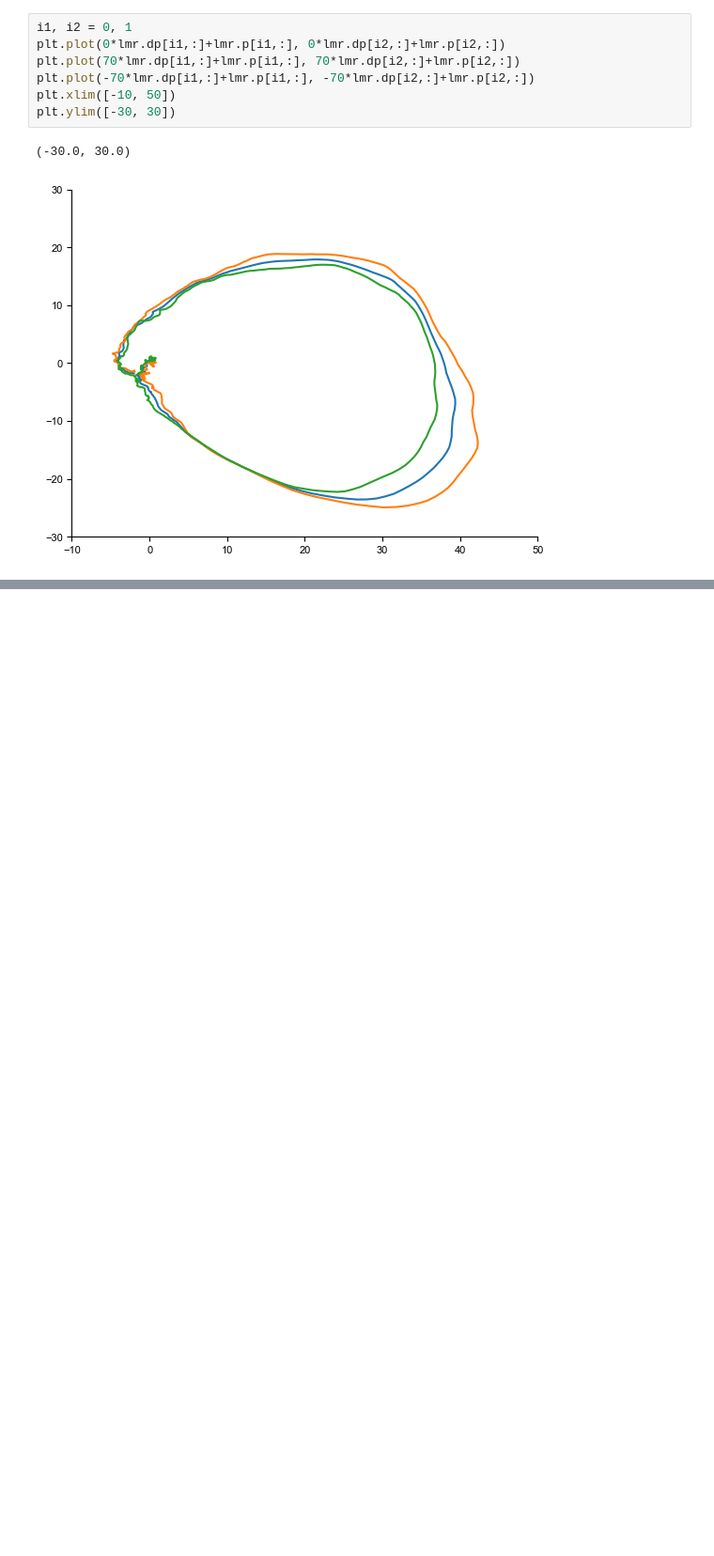
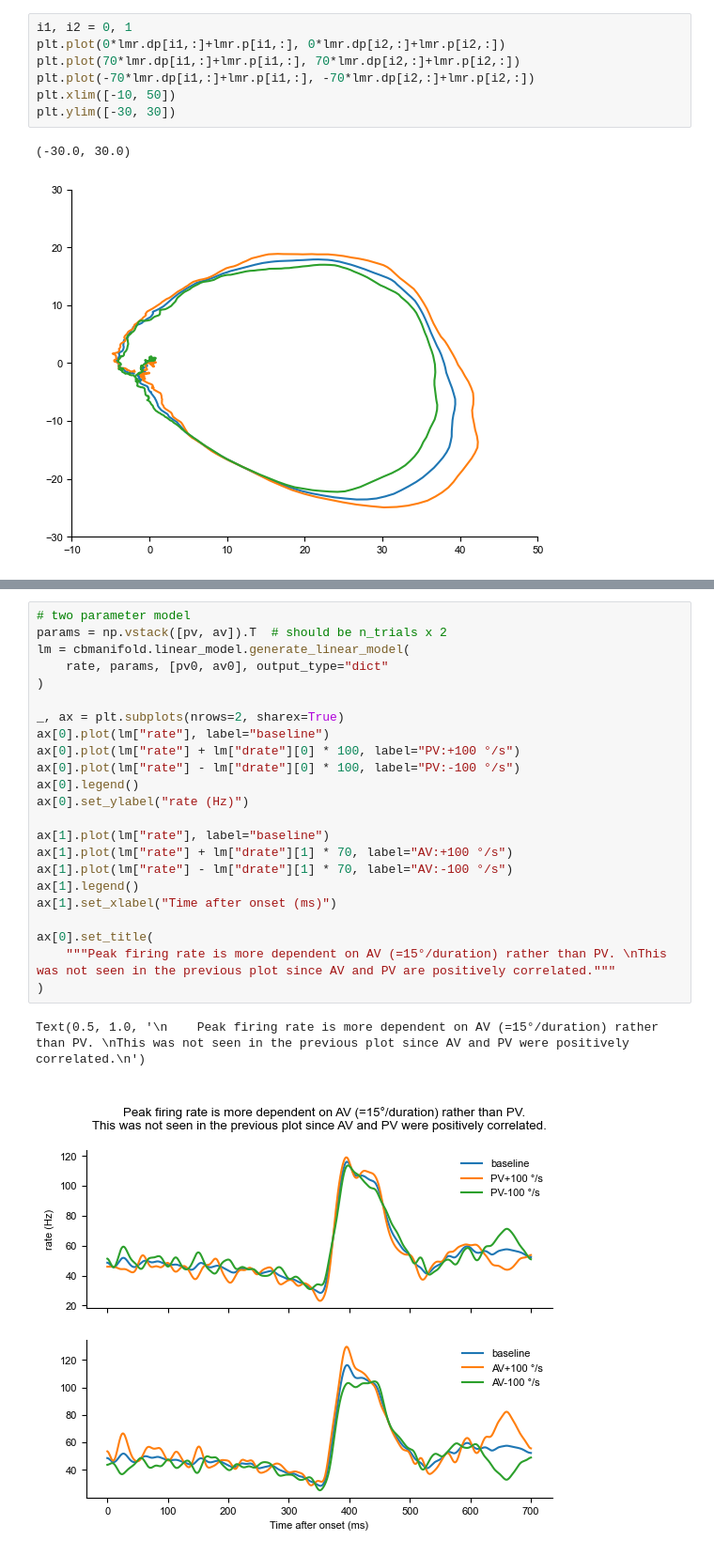
Before and after one commit to julianasdd/cbmanifold, a Jupyter notebook: notebooks/Manifold_analysis_example.ipynb, the cells around one changed output, grey strips where cells are left out. Shown at 94% size. Saved outputs shown, nothing was run; the diff lists cells and outputs as text; blank space fills up the shorter version.

```diff
--- a/notebooks/Manifold_analysis_example.ipynb
+++ b/notebooks/Manifold_analysis_example.ipynb
@@ -124,0 +150,26 @@ plt.ylim([-30, 30])
+# %%
+# two parameter model
+params = np.vstack([pv, av]).T  # should be n_trials x 2
+lm = cbmanifold.linear_model.generate_linear_model(
+    rate, params, [pv0, av0], output_type="dict"
+)
+
+_, ax = plt.subplots(nrows=2, sharex=True)
+ax[0].plot(lm["rate"], label="baseline")
+ax[0].plot(lm["rate"] + lm["drate"][0] * 100, label="PV:+100 °/s")
+ax[0].plot(lm["rate"] - lm["drate"][0] * 100, label="PV:-100 °/s")
+ax[0].legend()
+ax[0].set_ylabel("rate (Hz)")
+
+ax[1].plot(lm["rate"], label="baseline")
+ax[1].plot(lm["rate"] + lm["drate"][1] * 70, label="AV:+100 °/s")
+ax[1].plot(lm["rate"] - lm["drate"][1] * 70, label="AV:-100 °/s")
+ax[1].legend()
+ax[1].set_xlabel("Time after onset (ms)")
+
+ax[0].set_title(
+    """Peak firing rate is more dependent on AV (=15°/duration) rather than PV. \nThis was not seen in the previous plot since AV and PV are positively correlated."""
+)
+# %% [output]
+Text(0.5, 1.0, '\n    Peak firing rate is more dependent on AV (=15°/duration) rather than PV. \nThis was not seen in the previous plot since AV and PV were positively correlated.\n')
+[figure, added]
```
Also changed, not shown: parts of 10 cells of this notebook, 6 other files.
